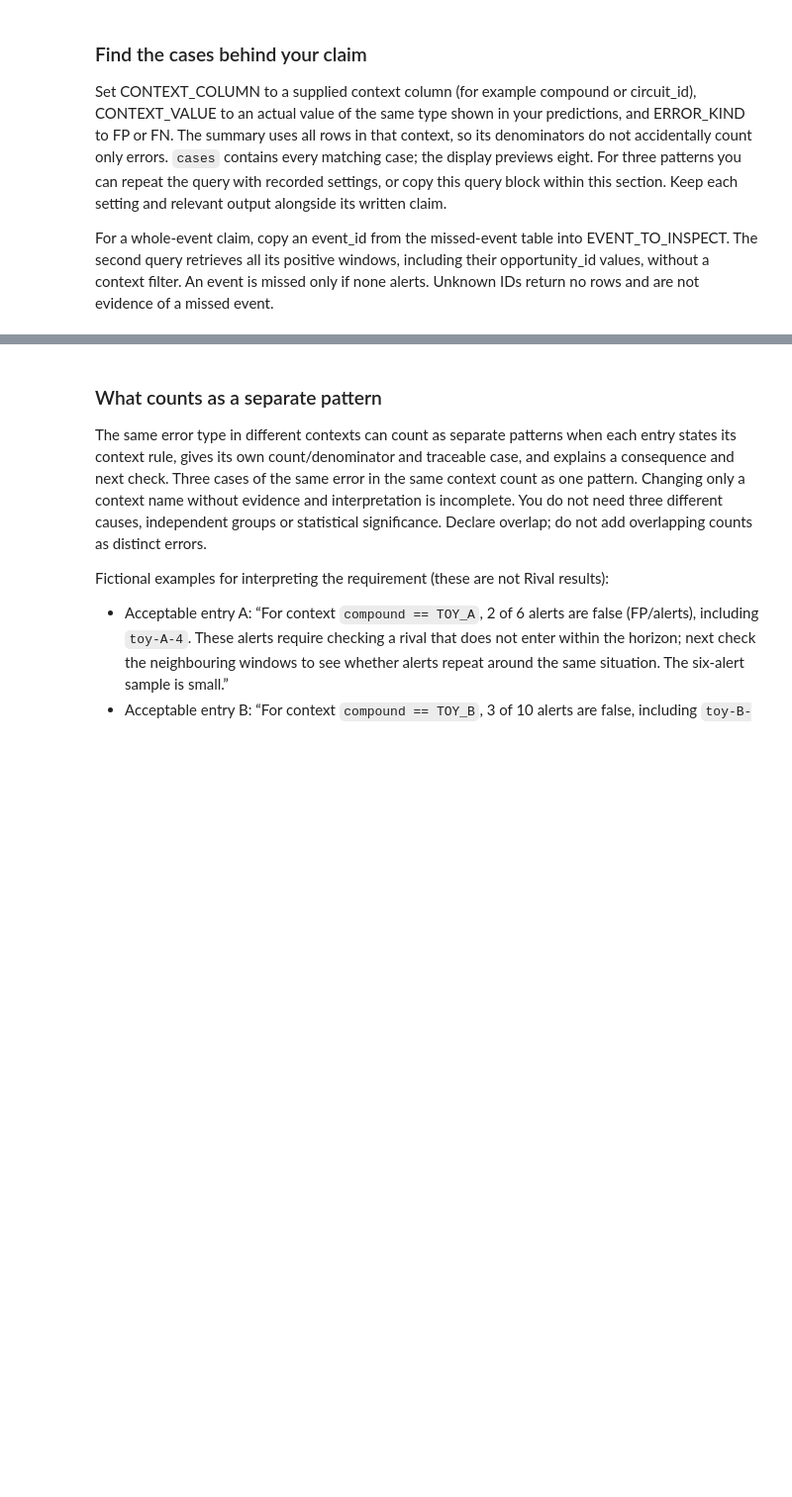
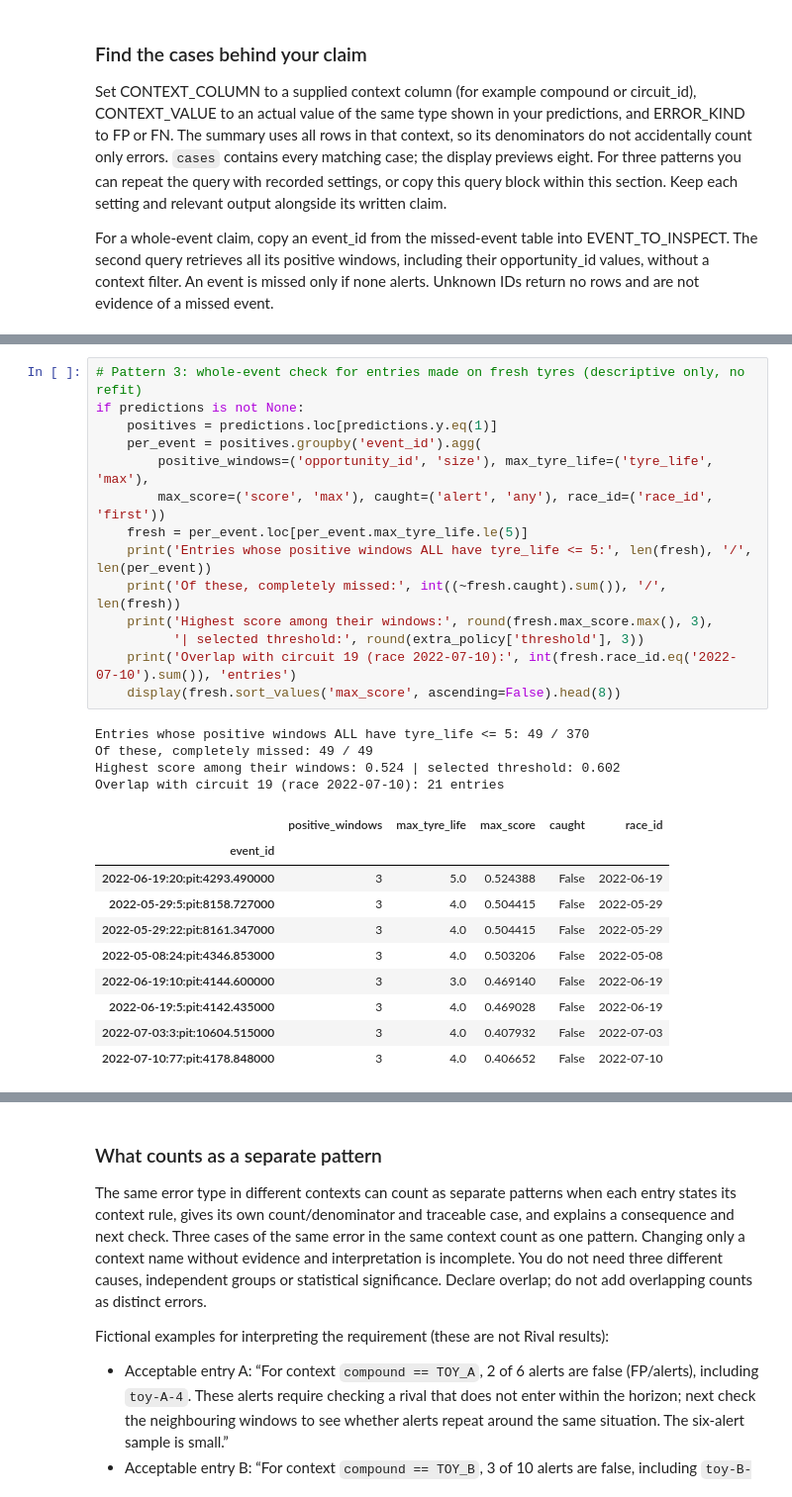
Before and after one commit to M0uidev/IIT414W-Lab03, a Jupyter notebook: Lab03_ModelComparison_Student_v3.ipynb, the cells around one changed output, grey strips where cells are left out. Shown at 99% size. Drawn from its saved outputs; the diff is of its cells as text; blank space fills up the shorter version.

```diff
--- a/Lab03_ModelComparison_Student_v3.ipynb
+++ b/Lab03_ModelComparison_Student_v3.ipynb
@@ -294 +374,30 @@ Set the context column/value above to inspect your own error evidence.
+# %%
+# Pattern 3: whole-event check for entries made on fresh tyres (descriptive only, no refit)
+if predictions is not None:
+    positives = predictions.loc[predictions.y.eq(1)]
+    per_event = positives.groupby('event_id').agg(
+        positive_windows=('opportunity_id', 'size'), max_tyre_life=('tyre_life', 'max'),
+        max_score=('score', 'max'), caught=('alert', 'any'), race_id=('race_id', 'first'))
+    fresh = per_event.loc[per_event.max_tyre_life.le(5)]
+    print('Entries whose positive windows ALL have tyre_life <= 5:', len(fresh), '/', len(per_event))
+    print('Of these, completely missed:', int((~fresh.caught).sum()), '/', len(fresh))
+    print('Highest score among their windows:', round(fresh.max_score.max(), 3),
+          '| selected threshold:', round(extra_policy['threshold'], 3))
+    print('Overlap with circuit 19 (race 2022-07-10):', int(fresh.race_id.eq('2022-07-10').sum()), 'entries')
+    display(fresh.sort_values('max_score', ascending=False).head(8))
+# %% [output]
+Entries whose positive windows ALL have tyre_life <= 5: 49 / 370
+Of these, completely missed: 49 / 49
+Highest score among their windows: 0.524 | selected threshold: 0.602
+Overlap with circuit 19 (race 2022-07-10): 21 entries
+|  | positive_windows | max_tyre_life | max_score | caught | race_id |
+| event_id |  |  |  |  |  |
+| 2022-06-19:20:pit:4293.490000 | 3 | 5.0 | 0.524388 | False | 2022-06-19 |
+| 2022-05-29:5:pit:8158.727000 | 3 | 4.0 | 0.504415 | False | 2022-05-29 |
+| 2022-05-29:22:pit:8161.347000 | 3 | 4.0 | 0.504415 | False | 2022-05-29 |
+| 2022-05-08:24:pit:4346.853000 | 3 | 4.0 | 0.503206 | False | 2022-05-08 |
+| 2022-06-19:10:pit:4144.600000 | 3 | 3.0 | 0.469140 | False | 2022-06-19 |
+| 2022-06-19:5:pit:4142.435000 | 3 | 4.0 | 0.469028 | False | 2022-06-19 |
+| 2022-07-03:3:pit:10604.515000 | 3 | 4.0 | 0.407932 | False | 2022-07-03 |
+| 2022-07-10:77:pit:4178.848000 | 3 | 4.0 | 0.406652 | False | 2022-07-10 |
 # %%
```
Also changed, not shown: parts of 8 cells of this notebook, 5 other files.
